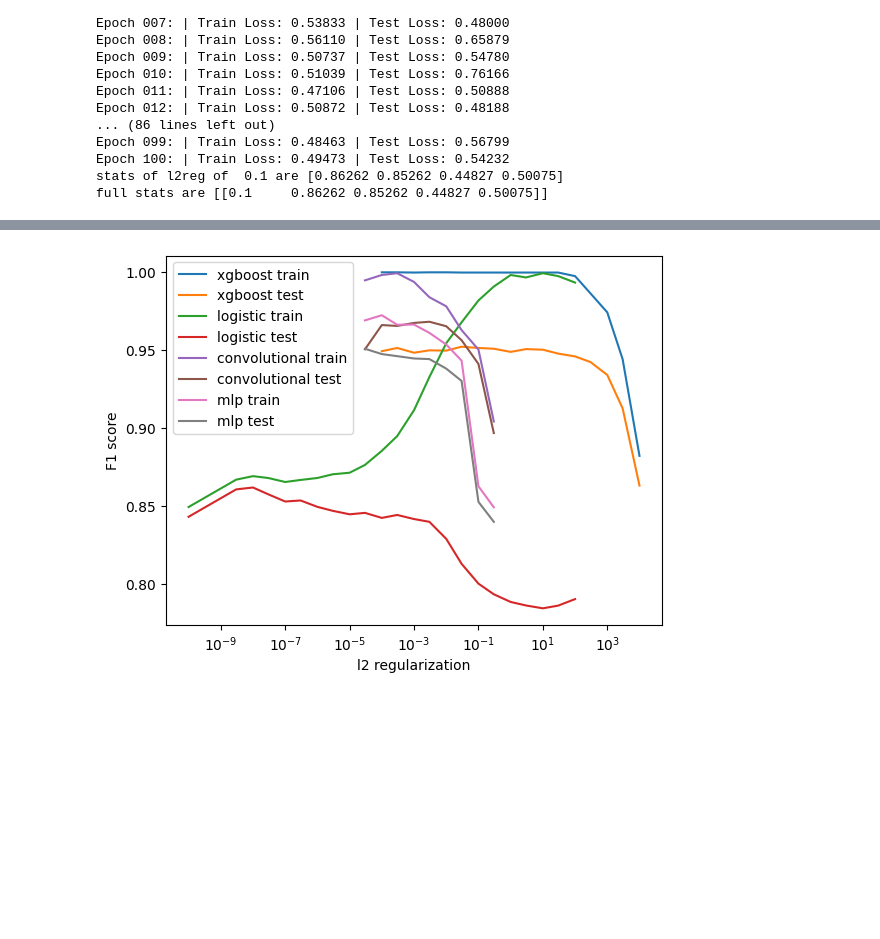
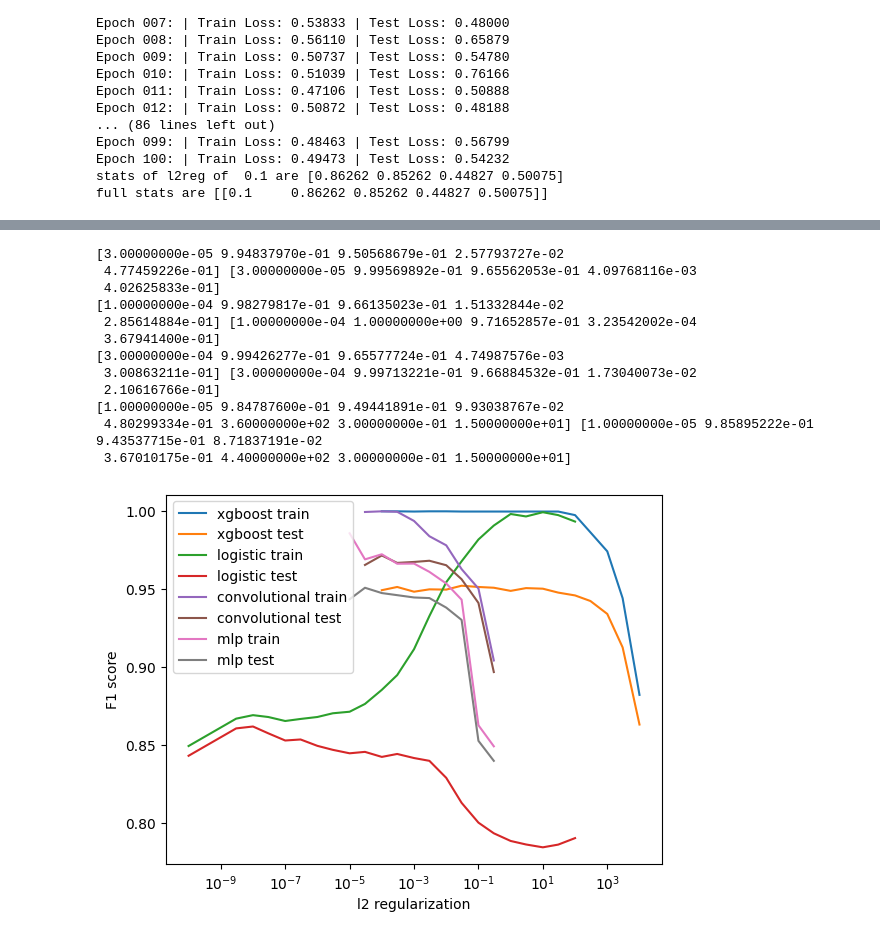
Before and after one commit to tkfritz/astro_images, a Jupyter notebook: galaxy_type_fit2.ipynb, the cells around one changed output, grey strips where cells are left out. Drawn from its saved outputs; the diff is of its cells as text; code cells hidden in the pictures; blank space fills up the shorter version.

```diff
--- a/galaxy_type_fit2.ipynb
+++ b/galaxy_type_fit2.ipynb
@@ -1639,33 +1529,63 @@ Epoch 012: | Train Loss: 0.29463 | Test Loss: 0.51907
 # %%
 stats_xgb=np.loadtxt("xgb_43sets_gal-type_v1.txt")
 stats_log=np.loadtxt("log_43sets_gal-type_v1.txt")
+#main run
 stats_conv=np.loadtxt("conv2d_4n_v2_full_gal_240.txt")
+#running more iterations for smallest regularziation which need more
+stats_conv2=np.loadtxt("conv2d_4n_v2b_full_gal_360.txt")
+stats_conv3=np.loadtxt("conv2d_4n_v2b_full_gal_340.txt")
+stats_conv4=np.loadtxt("conv2d_4n_v2b_full_gal_350.txt")
+#compare smaller and large iterations runs
+print(stats_conv[0:5,0],stats_conv2[0:5])
+print(stats_conv[0:5,1],stats_conv3[0:5])
+print(stats_conv[0:5,2],stats_conv4[0:5])
+stats_conv[0:5,0]=stats_conv2[0:5]
+stats_conv[0:5,1]=stats_conv3[0:5]
+stats_conv[0:5,2]=stats_conv4[0:5]
 stats_mlp1=np.loadtxt("mlp_4n_v2_full_gal_240.txt")
 stats_mlp2=np.loadtxt("mlp_4n_v2_full_gal_400.txt")
 stats_mlp3=np.loadtxt("mlp_4n_v2_full_gal_100.txt")
 stats_mlp4=np.loadtxt("mlp_4n_v2b_full_gal_300.txt")
-stats_mlp=stats_mlp2.copy()
+stats_mlp5=np.loadtxt("mlp_4n_v2b_full_gal_360.txt")
+stats_mlp6=np.loadtxt("mlp_4n_v2b_full_gal_440.txt")
+print(stats_mlp5,stats_mlp6)
+stats_mlpb=stats_mlp2.copy()
 for i in range(3):
-    if stats_mlp4[2,i]>stats_mlp[2,i]:
-        stats_mlp[0:5,i]=stats_mlp4[0:5,i]
+    if stats_mlp4[2,i]>stats_mlpb[2,i]:
+        stats_mlpb[0:5,i]=stats_mlp4[0:5,i]
 
-stats_mlp[0:5,7]=stats_mlp3[0:5]
+stats_mlpb[0:5,7]=stats_mlp3[0:5]
+stats_mlp=np.zeros((5,10))
+stats_mlp[:,1:10]=stats_mlpb
+stats_mlp[0:5,0]=stats_mlp6[0:5]
 #looks o.k. but not clear whether minimum is fund real could be at lower regularization
 #clearer in log loss
 plt.plot(stats_xgb[0],stats_xgb[1],label='xgboost train')
 plt.plot(stats_xgb[0],stats_xgb[2],label='xgboost test')
 plt.plot(stats_log[0],stats_log[1],label='logistic train')
 plt.plot(stats_log[0],stats_log[2],label='logistic test')
 plt.plot(stats_conv[0],stats_conv[1],label='convolutional train')
 plt.plot(stats_conv[0],stats_conv[2],label='convolutional test')
 #plt.plot(stats_mlp[0],stats_mlp1[1],label='mlp train')
 #plt.plot(stats_mlp[0],stats_mlp1[2],label='mlp test')
 plt.plot(stats_mlp[0],stats_mlp[1],label='mlp train')
 plt.plot(stats_mlp[0],stats_mlp[2],label='mlp test')
 plt.legend(loc="best")
 #plt.title('Loss vs Epochs')
 plt.xlabel('l2 regularization')
 plt.ylabel('F1 score')
 plt.xscale("log")
 # %% [output]
+[3.00000000e-05 9.94837970e-01 9.50568679e-01 2.57793727e-02
+ 4.77459226e-01] [3.00000000e-05 9.99569892e-01 9.65562053e-01 4.09768116e-03
+ 4.02625833e-01]
+[1.00000000e-04 9.98279817e-01 9.66135023e-01 1.51332844e-02
+ 2.85614884e-01] [1.00000000e-04 1.00000000e+00 9.71652857e-01 3.23542002e-04
+ 3.67941400e-01]
+[3.00000000e-04 9.99426277e-01 9.65577724e-01 4.74987576e-03
+ 3.00863211e-01] [3.00000000e-04 9.99713221e-01 9.66884532e-01 1.73040073e-02
+ 2.10616766e-01]
+[1.00000000e-05 9.84787600e-01 9.49441891e-01 9.93038767e-02
+ 4.80299334e-01 3.60000000e+02 3.00000000e-01 1.50000000e+01] [1.00000000e-05 9.85895222e-01 9.43537715e-01 8.71837191e-02
+ 3.67010175e-01 4.40000000e+02 3.00000000e-01 1.50000000e+01]
-[figure, old version]
+[figure, new version]
```
Also changed, not shown: parts of 23 cells of this notebook.
